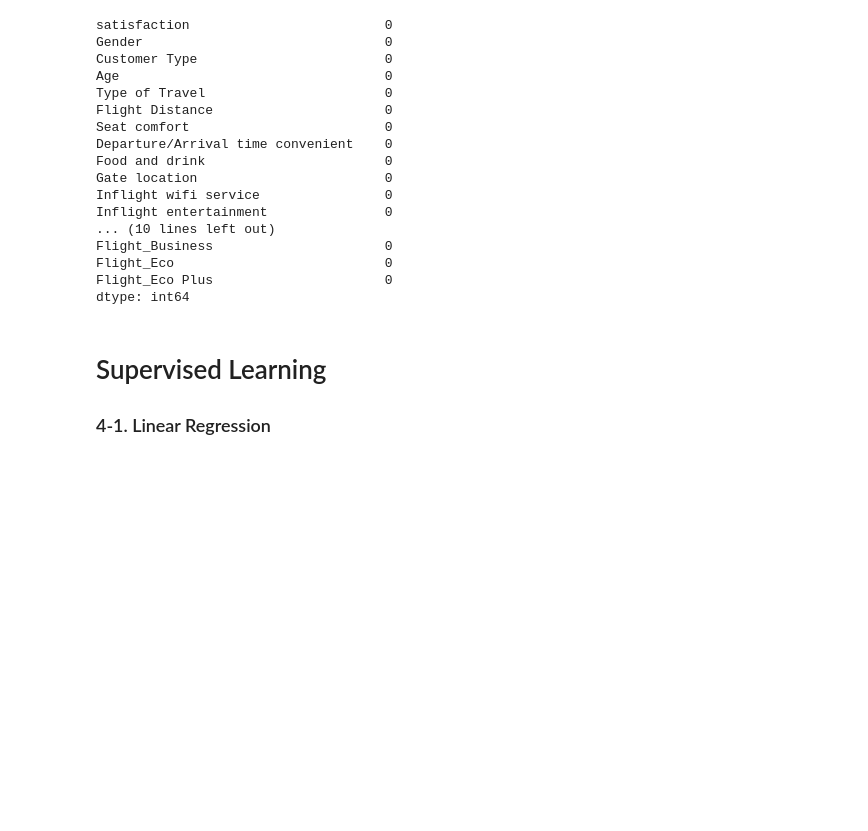
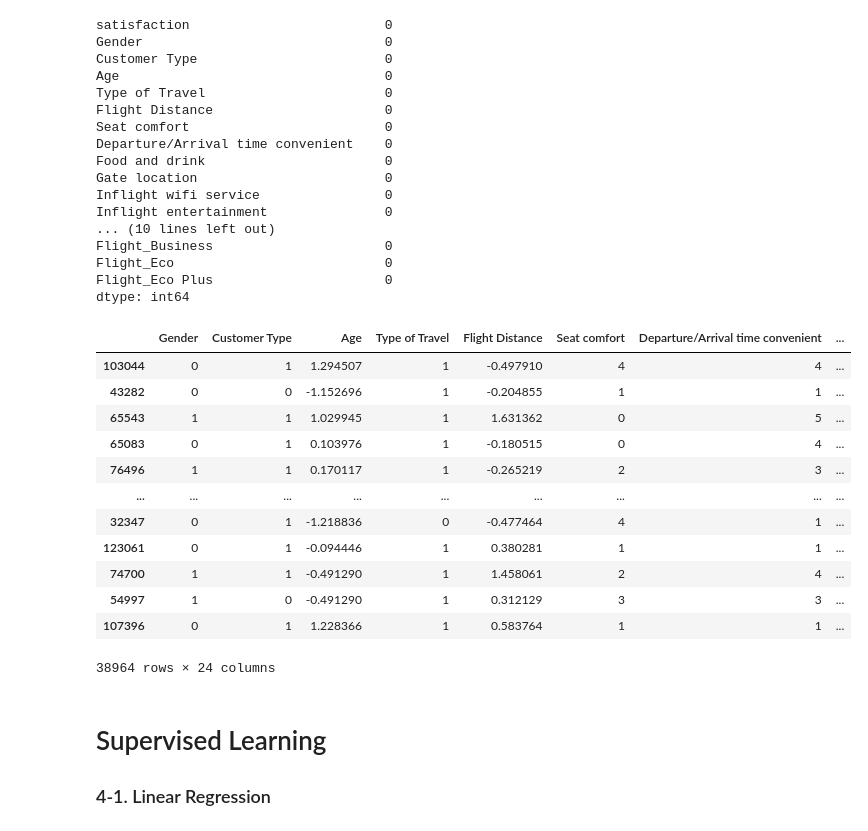
Before and after one commit to lotlouischoitslab/Airline_Satisfaction, a Jupyter notebook: airline_satisfication.ipynb, the cells around one changed output. Drawn from its saved outputs; the diff is of its cells as text; code cells hidden in the pictures; blank space fills up the shorter version.

```diff
--- a/airline_satisfication.ipynb
+++ b/airline_satisfication.ipynb
@@ -391,6 +391,22 @@ dtype: int64
 X = data_train_prep.drop(['satisfaction'], axis=1)
 y = data_train_prep['satisfaction']
 X_train, X_test, y_train, y_test = train_test_split(X, y, test_size = .30, random_state=42)
+# %%
+X_test
+# %% [output]
+|  | Gender | Customer Type | Age | Type of Travel | Flight Distance | Seat comfort | Departure/Arrival time convenient | ... |
+| 103044 | 0 | 1 | 1.294507 | 1 | -0.497910 | 4 | 4 | ... |
+| 43282 | 0 | 0 | -1.152696 | 1 | -0.204855 | 1 | 1 | ... |
+| 65543 | 1 | 1 | 1.029945 | 1 | 1.631362 | 0 | 5 | ... |
+| 65083 | 0 | 1 | 0.103976 | 1 | -0.180515 | 0 | 4 | ... |
+| 76496 | 1 | 1 | 0.170117 | 1 | -0.265219 | 2 | 3 | ... |
+| ... | ... | ... | ... | ... | ... | ... | ... | ... |
+| 32347 | 0 | 1 | -1.218836 | 0 | -0.477464 | 4 | 1 | ... |
+| 123061 | 0 | 1 | -0.094446 | 1 | 0.380281 | 1 | 1 | ... |
+| 74700 | 1 | 1 | -0.491290 | 1 | 1.458061 | 2 | 4 | ... |
+| 54997 | 1 | 0 | -0.491290 | 1 | 0.312129 | 3 | 3 | ... |
+| 107396 | 0 | 1 | 1.228366 | 1 | 0.583764 | 1 | 1 | ... |
+38964 rows × 24 columns
 # %% [markdown]
 # Supervised Learning
 ### 4-1. Linear Regression
```
Also changed, not shown: parts of 14 cells of this notebook, 1 other file.
